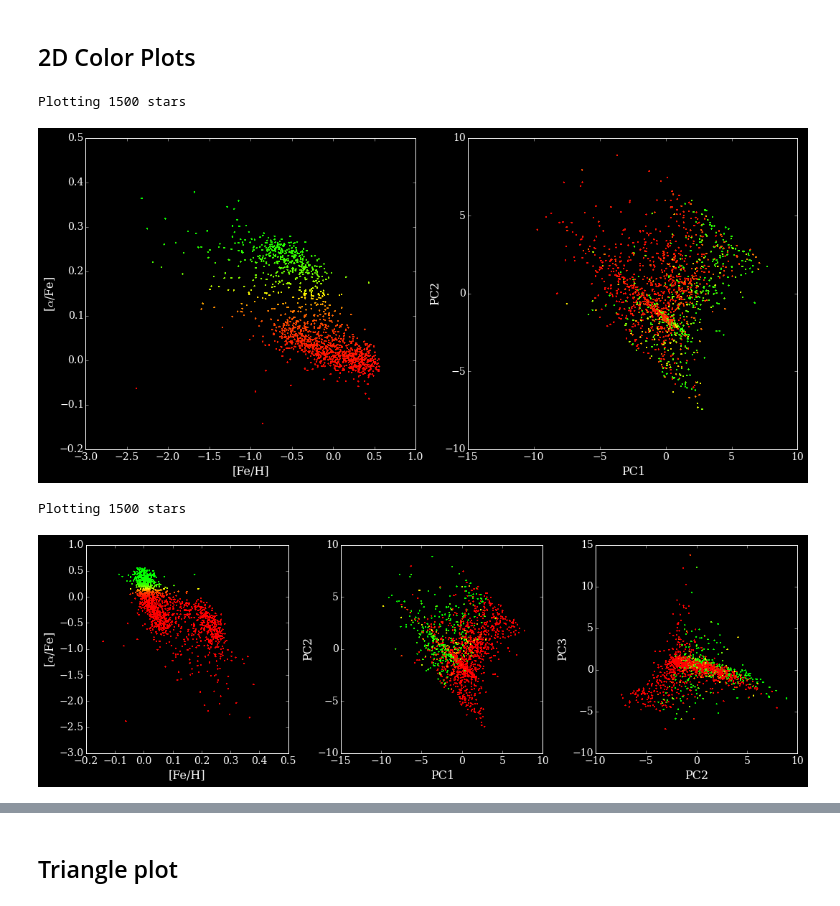
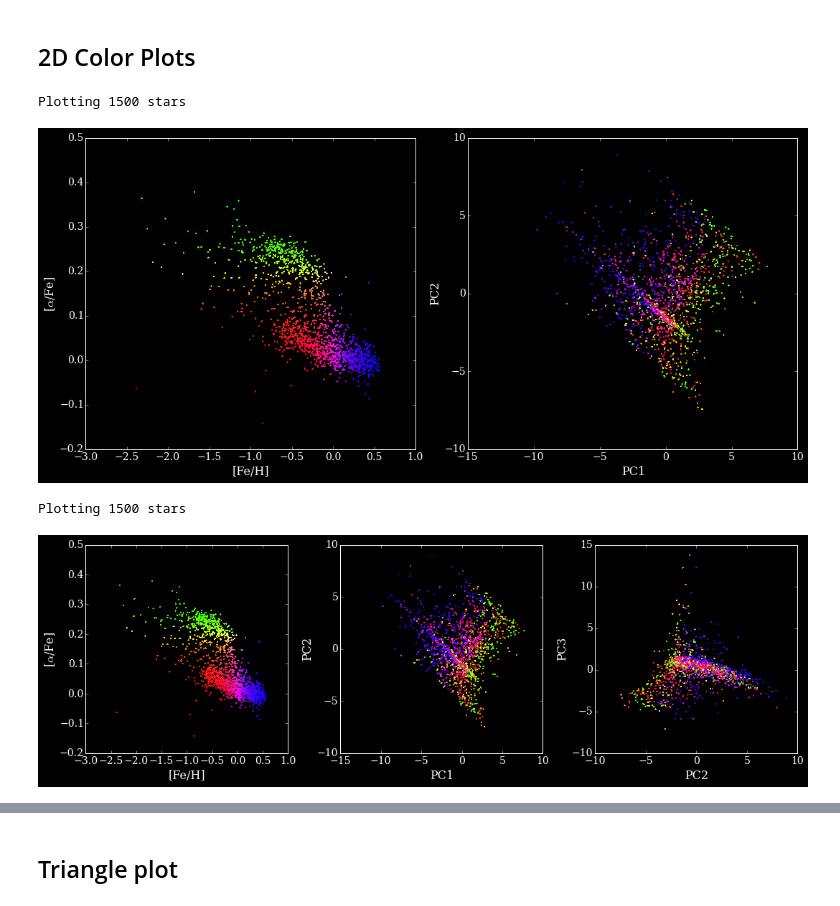
Before and after one commit to 2015ASTR511/DimRed, a Jupyter notebook: Analysis/PCA_AllData_RemoveFlags.ipynb, the cells around one changed output, grey strips where cells are left out. Drawn from its saved outputs; the diff is of its cells as text; code cells hidden in the pictures.

Commit message:
Expanded color range to increase info content  of plots

```diff
--- a/Analysis/PCA_AllData_RemoveFlags.ipynb
+++ b/Analysis/PCA_AllData_RemoveFlags.ipynb
@@ -262,8 +262,8 @@ def compute_color(q1, q2, a_crit=0.1):
     """
     # define the base color scalings
     R = np.ones_like(q2)
-    G = 1.0 * 10 ** (8 * (q2 - 0.15))
-    B = 1.0 * 10 ** (2 * (q1 - 1.25))
+    G = 3.0 * 10 ** (8 * (q2 - 0.25))
+    B = 1.5 * 10 ** (2 * (q1 - 0.1))
 
     # enhance green beyond the a_crit cutoff
     #i = np.where(q1 < a_crit)
@@ -313,7 +313,7 @@ def plot_PCs(which,PCs,c,gs):
     ax1.set_ylabel(ylabel,color='w')
     ax1.set_title('')
 
-def make_color_plot(param1,param2,PCs=lowDim,num=4, cuttitle=False):
+def make_color_plot(param1,param2,PCs=lowDim,num=4, cuttitle=False, savefig=False):
     """
     Constructs the black background color plots. Specify the number of principle components to
     plot with num.
@@ -353,6 +353,9 @@ def make_color_plot(param1,param2,PCs=lowDim,num=4, cuttitle=False):
         plt.suptitle(cuttitle,color='w')
         plt.subplots_adjust(top=.95)
 
+    if savefig:
+        fig.savefig('color_plot_'+str(num)+'.pdf')
+
     plt.show()
 # %%
 transform = lowDim[(lowDim[:,0] > -50) & (lowDim[:,0] < 50) &\
@@ -364,10 +367,10 @@ transform = lowDim[(lowDim[:,0] > -50) & (lowDim[:,0] < 50) &\
 make_color_plot(FeH,alphaFe,num=1,PCs=transform)
 # %% [output]
 Plotting 1500 stars
-[figure, old version]
+[figure, new version]
 # %%
-make_color_plot(alphaFe,FeH,num=2)
+make_color_plot(FeH,alphaFe,num=2,PCs=transform)
 # %% [output]
 Plotting 1500 stars
-[figure, old version]
+[figure, new version]
 # %%
```
Also changed, not shown: parts of 1 cell of this notebook.
